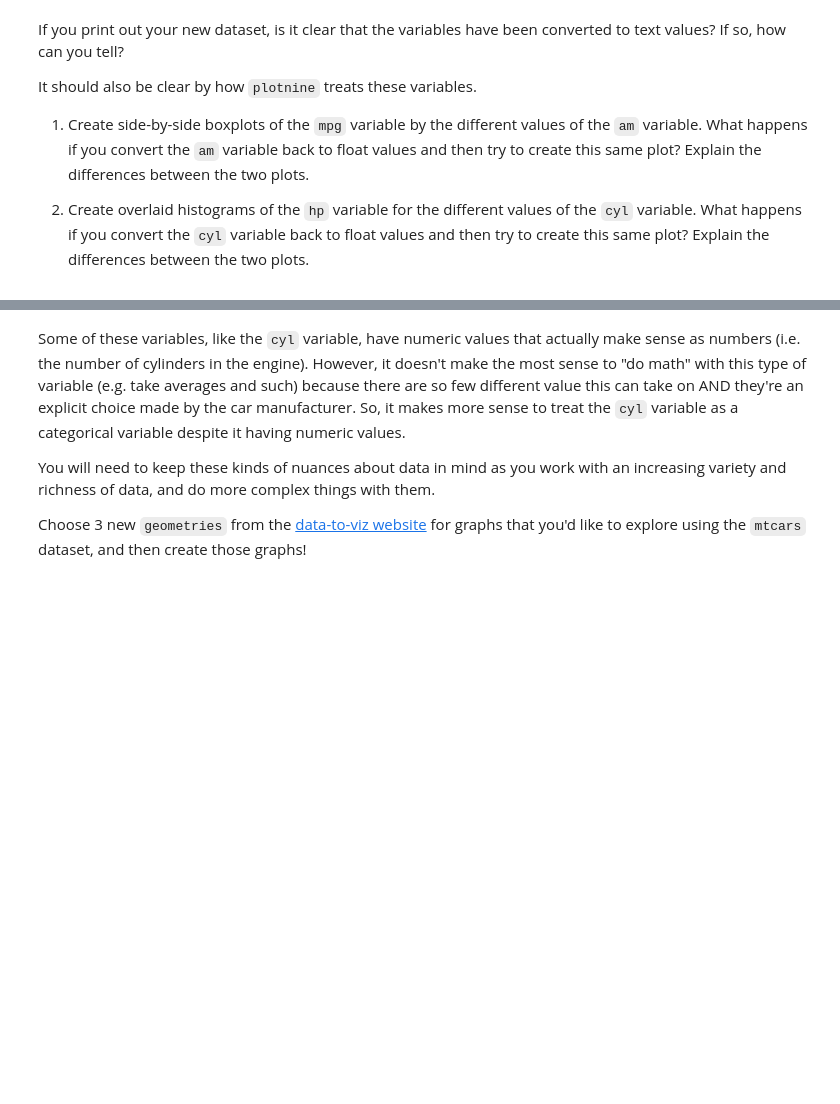
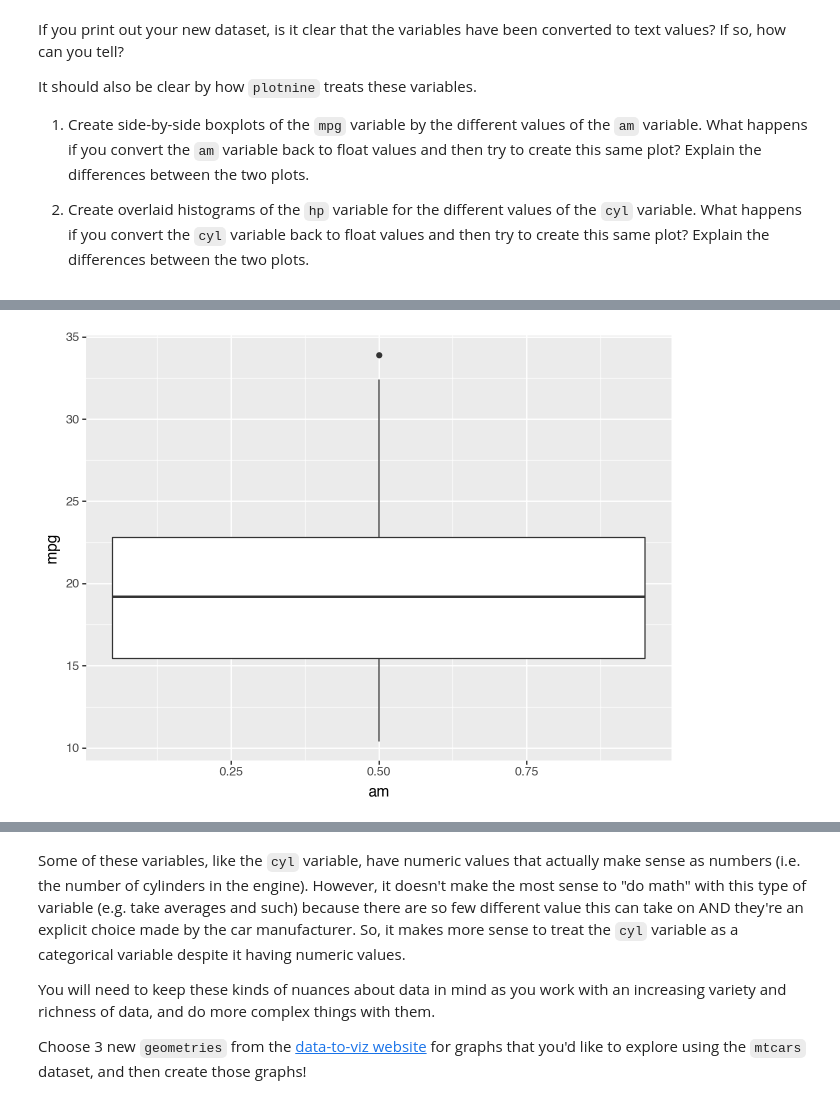
Before and after one commit to whyBenji/Activity-1.3, a Jupyter notebook: JatinActivity1.3.ipynb, the cells around one changed output, grey strips where cells are left out. Saved outputs shown, nothing was run; the diff lists cells and outputs as text; code cells hidden in the pictures; blank space fills up the shorter version.

```diff
--- a/JatinActivity1.3.ipynb
+++ b/JatinActivity1.3.ipynb
@@ -34,0 +84,10 @@ It should also be clear by how `plotnine` treats these variables.
+# %%
+df['am'] = df['am'].astype(float)
+
+# Create the boxplot again with 'am' as a float
+plot2 = (ggplot(df, aes(x='am', y='mpg', fill = 'am'))
++ geom_boxplot()
+)
+plot2.show()
+# %% [output]
+[figure, added]
```
Also changed, not shown: parts of 15 cells of this notebook, 18 other files.
